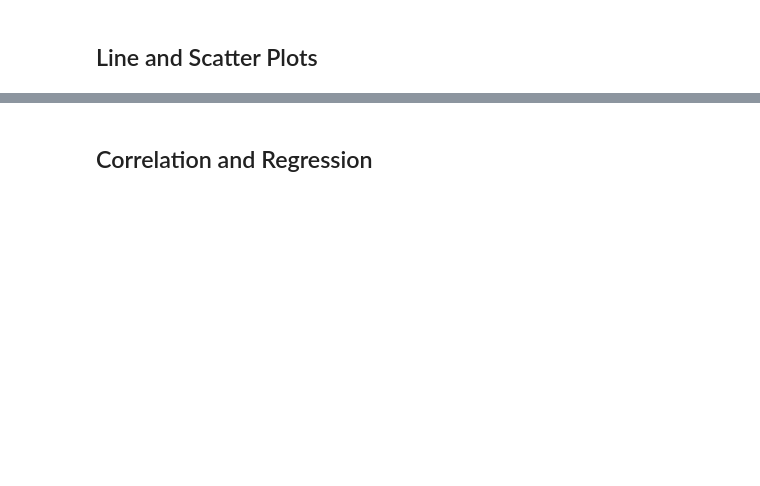
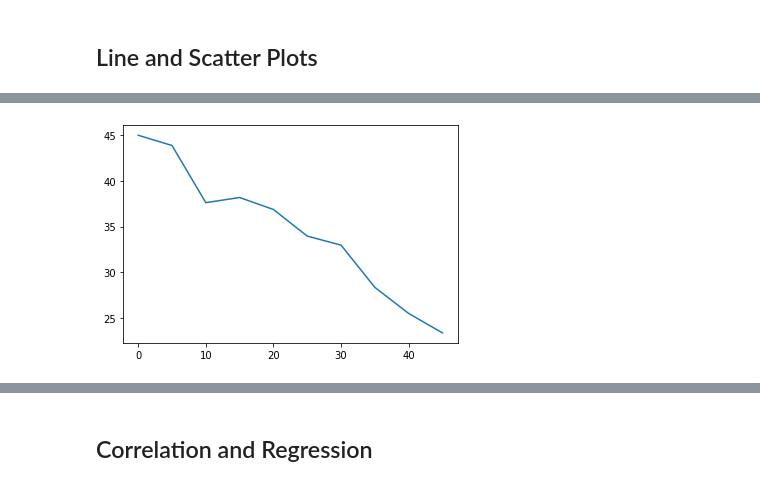
Before and after one commit to JAlvarado23A/matplotlib_mouse_analysis, a Jupyter notebook: Matplotlib_mouse_analysis.ipynb, the cells around one changed output, grey strips where cells are left out. Saved outputs shown, nothing was run; the diff lists cells and outputs as text; code cells hidden in the pictures; blank space fills up the shorter version.

```diff
--- a/Matplotlib_mouse_analysis.ipynb
+++ b/Matplotlib_mouse_analysis.ipynb
@@ -202,3 +247,5 @@ plt.show()
 ## Line and Scatter Plots
 # %%
 # Generate a line plot of tumor volume vs. time point for a mouse treated with Capomulin
+capomulin_mouse_df = mouse_data_clean_df.loc[mouse_data_clean_df['Drug Regimen']=='Capomulin', :].reset_index(drop= True)
+capomulin_mouse_df.head(10)
@@ -204,0 +264,3 @@ plt.show()
+# %%
+mouse_s185_df = capomulin_mouse_df.loc[capomulin_mouse_df['Mouse ID']=='s185', :]
+mouse_s185_df.head(10)
@@ -205,2 +279,7 @@ plt.show()
+# %%
+plt.plot(mouse_s185_df['Timepoint'], mouse_s185_df['Tumor Volume (mm3)'])
+plt.show()
+# %% [output]
+[figure, added]
 # %%
 # Generate a scatter plot of average tumor volume vs. mouse weight for the Capomulin regimen
```
Also changed, not shown: parts of 11 cells of this notebook.
